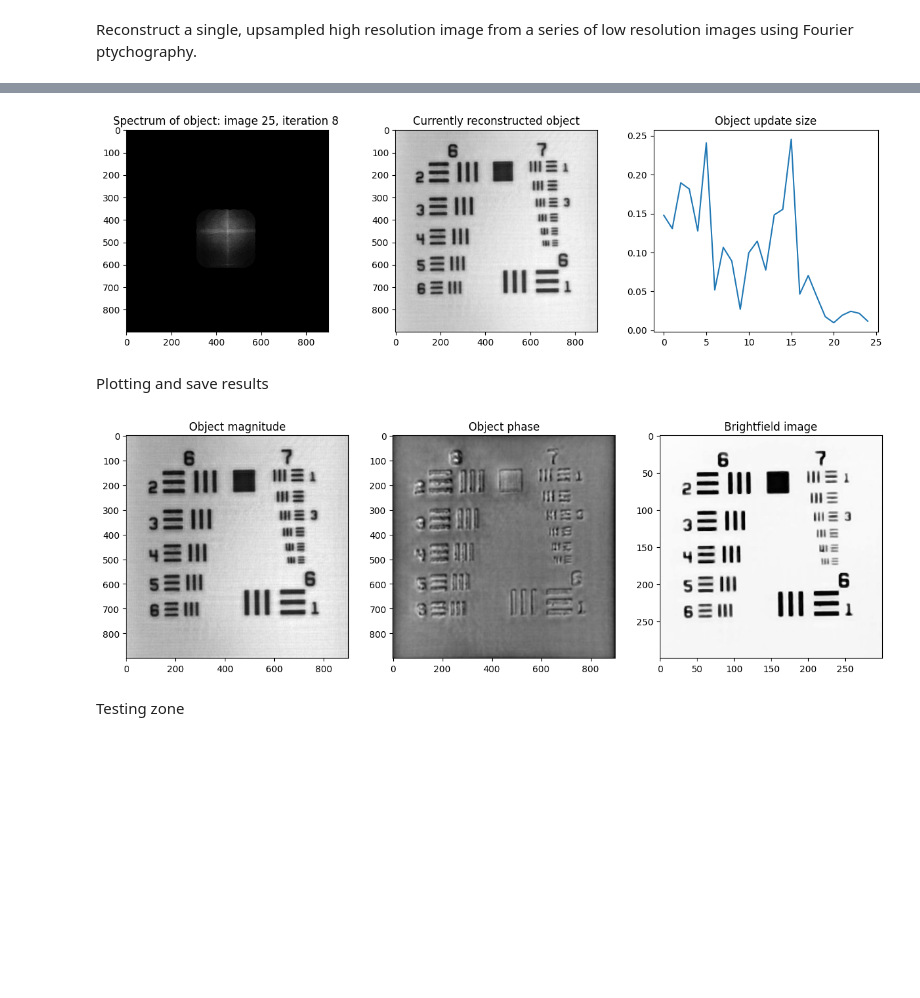
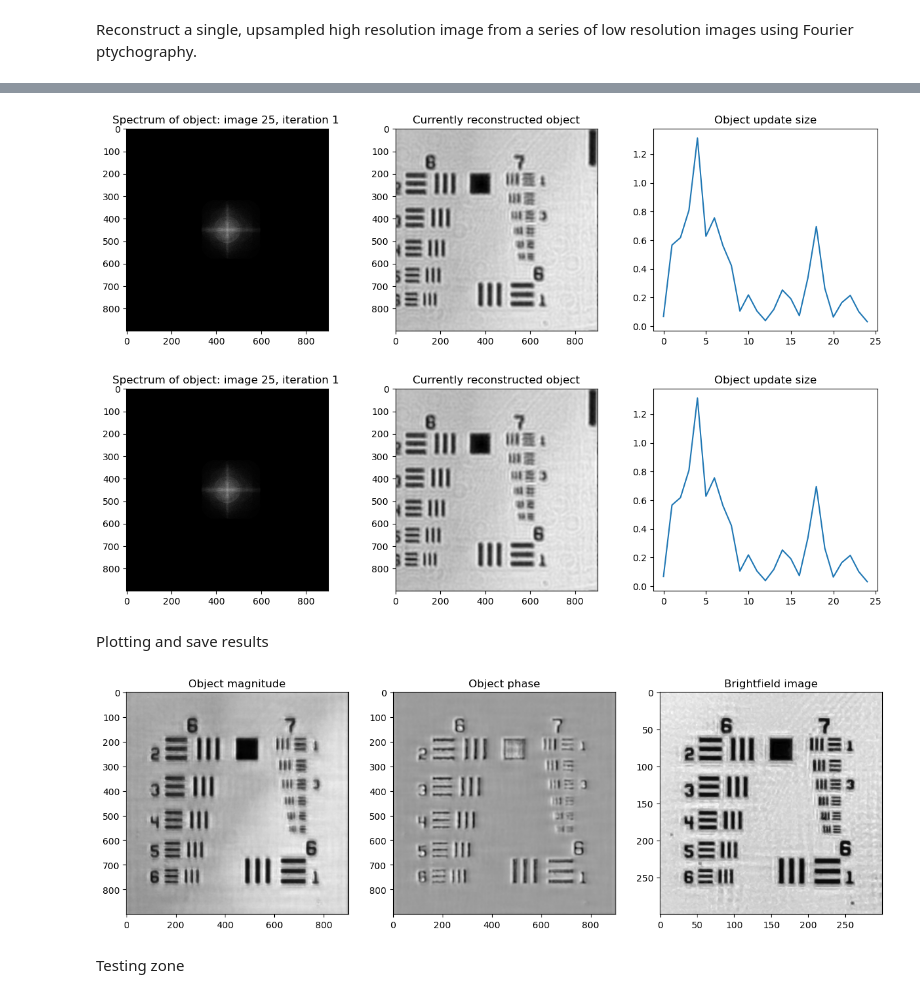
Before and after one commit to willtaylor072/Will_Taylor_FPM_4YP-main, a Jupyter notebook: reconstruction.ipynb, the cells around one changed output, grey strips where cells are left out. Cells and saved outputs as stored; diff of their text form; code cells hidden in the pictures; blank space fills up the shorter version.

```diff
--- a/reconstruction.ipynb
+++ b/reconstruction.ipynb
@@ -391,8 +11,11 @@ def reconstruct(images, kx, ky, obj, pupil, options):
 # %%
 ## Main FPM reconstruction. Set up for square, grayscale images
 
+import importlib
+importlib.reload(fpm)
+
 # Load image data into an array
-data_path = 'data/usaf_2'
+data_path = 'data/recent'
 grid_size = 5 # 1 -> 16, determines how many images to reconstruct with, beyond 12x12 grid images are mostly useless
 img_size = 300 # Size of low res image (original or crop)
 crop_x = 0 # From left
@@ -412,7 +35,7 @@ for i in range(num_images): # ~ 2s to load all 256 images into array
     images[:,:,i] = img
 
 # Experiment parameters
-x_coords, y_coords = LED_spiral(grid_size, x_offset = 0, y_offset = 0) # LED coordinates in sequence
+x_coords, y_coords = fpm.LED_spiral(grid_size, x_offset = 0, y_offset = 1) # LED coordinates in sequence
 # (Offsets don't matter for reconstruction since we use distance from central LED)
 LED2SAMPLE = 54 # Distance from LED array to the sample, 54mm (larger distance leads to closer overlapping Fourier circles, optimal 40-60%)
 LED_P = 3.3 # LED pitch, mm
@@ -424,53 +47,56 @@ WLENGTH = 550e-9 # Central wavelength of LED light, m
 # Derived variables
 f_cutoff = 2*NA/WLENGTH # Highest spatial frequency we can resolve in the optical system due to diffraction, lp/m
 f_sampling = 1/PIX_SIZE # Sampling frequency (based on sensor pixel size and magnification), lp/m
-x_abs = (x_coords - x_coords[0]) * LED_P # x distances of LEDs from center LED and optical axis
+x_abs = (x_coords - x_coords[0]+0.5) * LED_P # x distances of LEDs from center LED and optical axis
 y_abs = (y_coords - y_coords[0]) * LED_P # y distances
 
 # Size of object image (for given parameters upsampling is between 2 and 5 depending on grid_size)
 # Can do seperately x and y if image is not square
-obj_size = calculate_object_size(img_size, grid_size, LED2SAMPLE, LED_P, NA, WLENGTH, PIX_SIZE)
+obj_size = fpm.calculate_object_size(img_size, grid_size, LED2SAMPLE, LED_P, NA, WLENGTH, PIX_SIZE)
 
 # Initial pupil function (binary mask)
 # Nyquist sampling criterion: sampling_ratio >2 -> oversampling, sampling_ratio <2 -> undersampling (aliasing may occur)
 sampling_ratio = f_sampling / f_cutoff
 # x,y is our normalised frequency domain for the images, cutoff frequency = 1 (both x and y)
 x,y = np.meshgrid(np.linspace(-sampling_ratio,sampling_ratio,img_size), np.linspace(-sampling_ratio,sampling_ratio,img_size))
 theta,r = np.arctan2(y,x), np.sqrt(x**2 + y**2) # Polar coordinates
-pupil_radius = (1/sampling_ratio) * (img_size/2) # For plotting and diagnostics
+pupil_radius = (1/sampling_ratio) * (img_size/2) # Diagnostics (not used explicitly)
 pupil = r<1 # Binary mask for frequencies below cutoff frequency (higher frequencies cannot be resolved due to diffraction)
 
 # Initial object estimate (using first image)
 img = np.sqrt(images[:,:,0]) # Amplitude of central image
-# img = np.sqrt(brightfield) # Could alternatively use brightfield if we have it
-F_img = FT(img) # Fourier transformed image (with shift)
+F_img = fpm.FT(img) # Fourier transformed image (with shift)
 F_img = F_img * pupil # Apply pupil function
 pad_width = int((obj_size - img_size) / 2) # Padding to make correct size
 obj = np.pad(F_img,pad_width,'constant',constant_values=0) # Initial object in frequency domain
 
+# Create fig and axes for plotting
+fig, axes = plt.subplots(1,3,figsize=(15,4))
+
 # Set parameters for reconstruction algorithm
 options = {
-    'max_iter': 8, # Number of iterations
+    'max_iter': 1, # Number of iterations
     'alpha': 5, # Regularisation parameter for update strength, <10, 5 seems good for most cases
     'beta': 100, # Regularisation parameter, >0, not important
-    'plot_mode': 2, # 0, off; 1, plot every image; 2, plot every iteration
+    'plot_mode': 3, # 0, off; 2, plot every image; 3, plot every iteration (notebook version)
     'quality_threshold': 0, # Will only use images with dynamic range greater than this (set to 0 to use all images)
     'moderator_on': False, # Will reduce impact on object update from low information images (helps stability)
     'LED_correction': False, # Adjust LED positions (kx,ky)
 }
 
 # Reconstruction with calculated kx and ky (quickstart)
-kx,ky = calculate_fourier_positions(x_abs, y_abs, LED2SAMPLE, WLENGTH, PIX_SIZE, img_size)
-rec_obj,rec_pupil,kx_updated,ky_updated = reconstruct(images, kx, ky, obj, pupil, options)
+kx,ky = fpm.calculate_fourier_positions(x_abs, y_abs, LED2SAMPLE, WLENGTH, PIX_SIZE, img_size)
+rec_obj,rec_pupil,kx_updated,ky_updated = fpm.reconstruct(images, kx, ky, obj, pupil, options, fig, axes)
 # np.save(os.path.join(data_path,'kx_updated'),kx_updated)
 # np.save(os.path.join(data_path,'ky_updated'),ky_updated)
 
 # # Reconstruction with loaded / optimal kx and ky (optimal values depend on crop size)
 # kx = np.load(os.path.join(data_path,'kx_updated.npy'))
 # ky = np.load(os.path.join(data_path,'ky_updated.npy'))
-# rec_obj,rec_pupil,_,_ = reconstruct(images, kx, ky, obj, pupil, options)
+# rec_obj,rec_pupil,_,_ = reconstruct(images, kx, ky, obj, pupil, options, fig, axes)
 # %% [output]
-[figure, old version]
+[figure, new version]
+[figure, added]
 # %% [markdown]
 Plotting and save results
 # %%
@@ -502,7 +128,7 @@ obj_arg.save('results/recent/phase.png',format='PNG')
 bf = Image.open(os.path.join(data_path,'brightfield.png'))
 bf.save('results/recent/brightfield.png')
 # %% [output]
-[figure, old version]
+[figure, new version]
 # %% [markdown]
 Testing zone
 # %%
```
Also changed, not shown: parts of 3 cells of this notebook, 32 other files.
